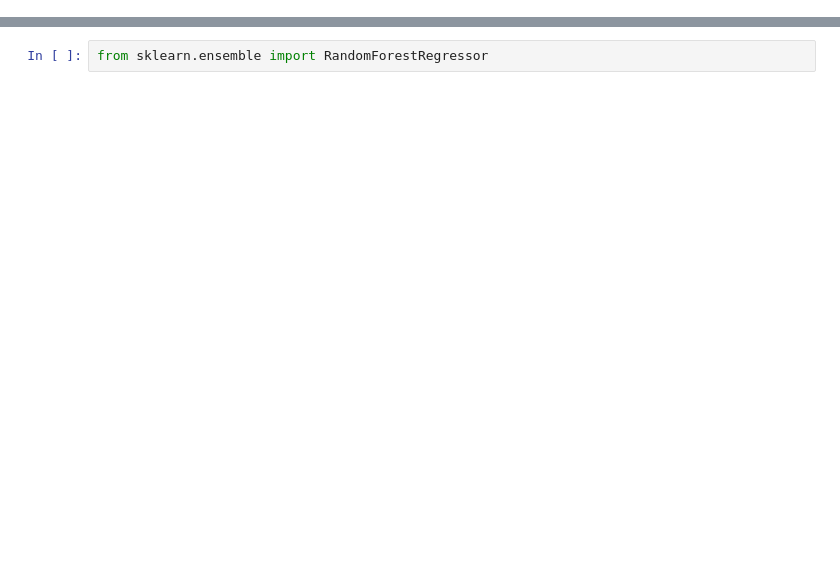
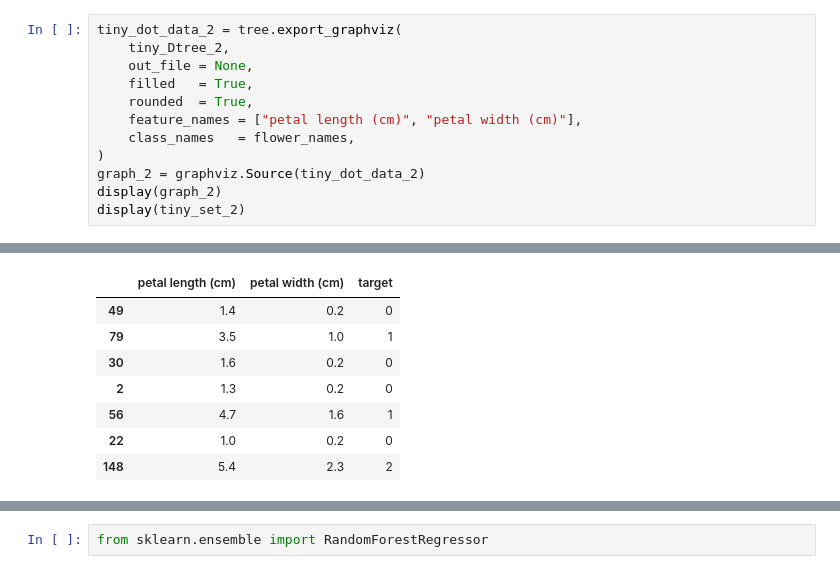
Before and after one commit to ucfai/core, a Jupyter notebook: fa18/2018-10-31-decision-trees/2018-10-31-decision-trees.ipynb, the cells around one changed output, grey strips where cells are left out. Saved outputs shown, nothing was run; the diff lists cells and outputs as text; blank space fills up the shorter version.

```diff
--- a/fa18/2018-10-31-decision-trees/2018-10-31-decision-trees.ipynb
+++ b/fa18/2018-10-31-decision-trees/2018-10-31-decision-trees.ipynb
@@ -128,0 +166,13 @@ http://www.learnbymarketing.com/481/decision-tree-flavors-gini-info-gain/
+# %%
+tiny_dot_data_2 = tree.export_graphviz(
+    tiny_Dtree_2,
+    out_file = None,
+    filled   = True,
+    rounded  = True,
+    feature_names = ["petal length (cm)", "petal width (cm)"],
+    class_names   = flower_names,
+)
+graph_2 = graphviz.Source(tiny_dot_data_2)
+display(graph_2)
+display(tiny_set_2)
+# %% [output]
@@ -128,0 +180,8 @@ http://www.learnbymarketing.com/481/decision-tree-flavors-gini-info-gain/
+|  | petal length (cm) | petal width (cm) | target |
+| 49 | 1.4 | 0.2 | 0 |
+| 79 | 3.5 | 1.0 | 1 |
+| 30 | 1.6 | 0.2 | 0 |
+| 2 | 1.3 | 0.2 | 0 |
+| 56 | 4.7 | 1.6 | 1 |
+| 22 | 1.0 | 0.2 | 0 |
+| 148 | 5.4 | 2.3 | 2 |
```
Also changed, not shown: parts of 28 cells of this notebook, 1 other file.
